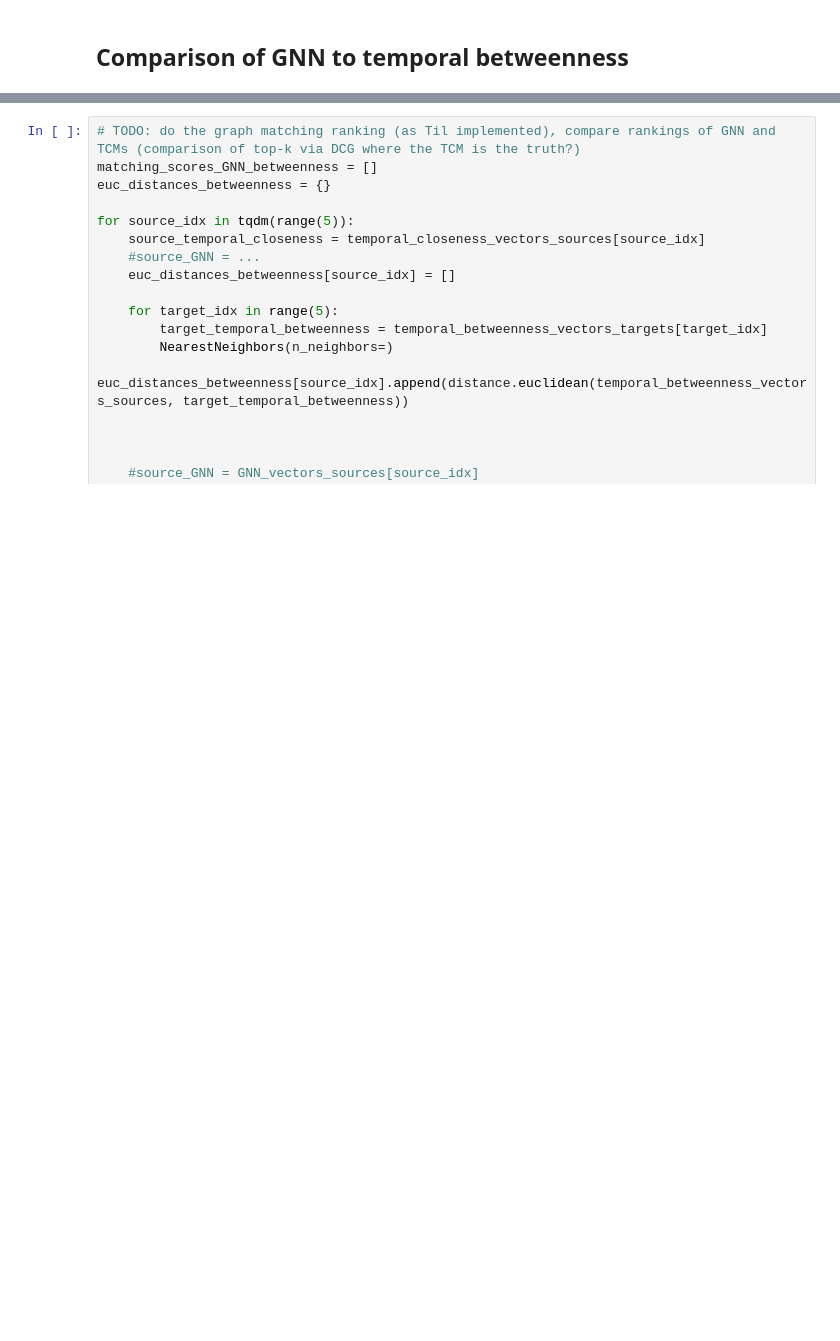
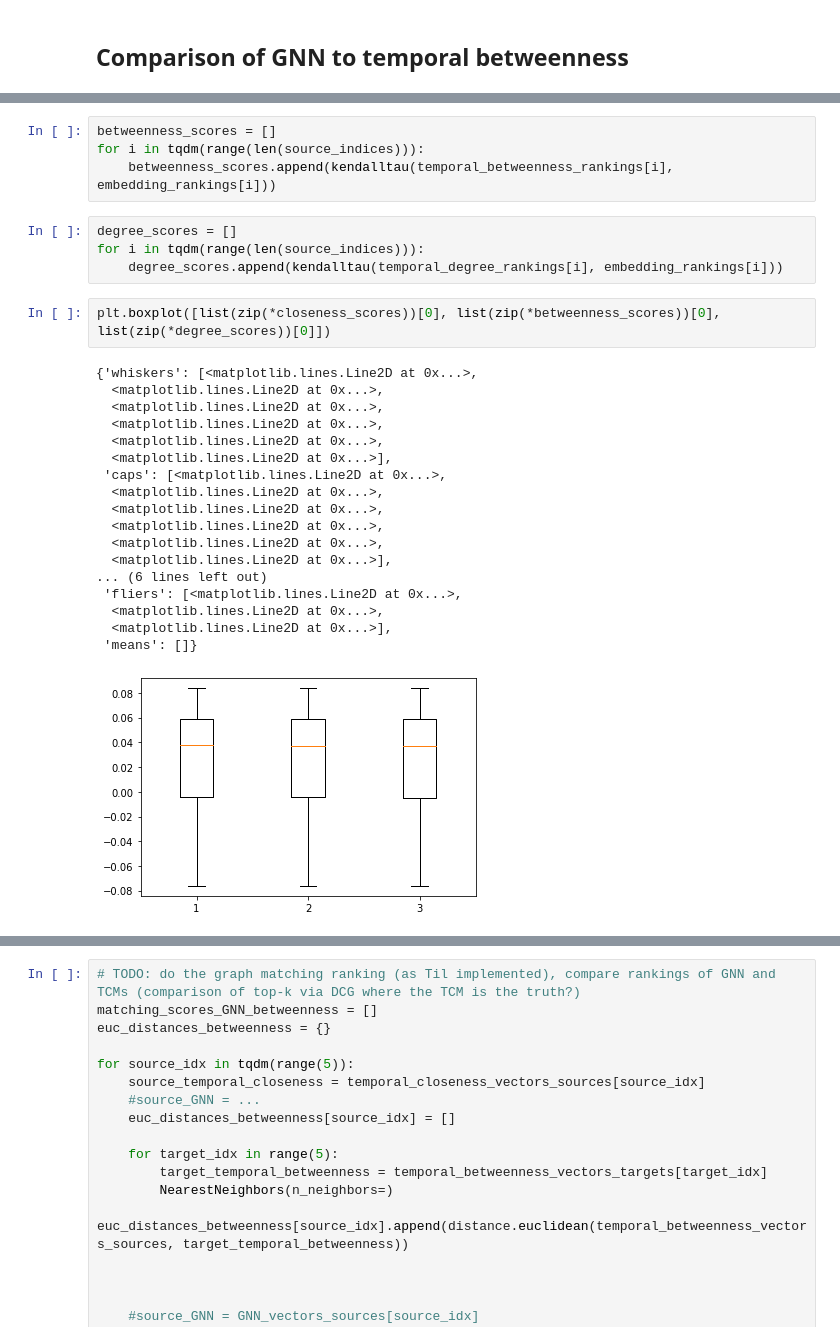
Before and after one commit to hpi-sam/Spatio-Temporal-Graphs, a Jupyter notebook: src/graph_matching_experiments.ipynb, the cells around one changed output, grey strips where cells are left out. Saved outputs shown, nothing was run; the diff lists cells and outputs as text; blank space fills up the shorter version.

```diff
--- a/src/graph_matching_experiments.ipynb
+++ b/src/graph_matching_experiments.ipynb
@@ -54,0 +297,29 @@ Error:
+# %%
+betweenness_scores = []
+for i in tqdm(range(len(source_indices))):
+    betweenness_scores.append(kendalltau(temporal_betweenness_rankings[i], embedding_rankings[i]))
+# %%
+degree_scores = []
+for i in tqdm(range(len(source_indices))):
+    degree_scores.append(kendalltau(temporal_degree_rankings[i], embedding_rankings[i]))
+# %%
+plt.boxplot([list(zip(*closeness_scores))[0], list(zip(*betweenness_scores))[0], list(zip(*degree_scores))[0]])
+# %% [output]
+{'whiskers': [<matplotlib.lines.Line2D at 0x...>,
+  <matplotlib.lines.Line2D at 0x...>,
+  <matplotlib.lines.Line2D at 0x...>,
+  <matplotlib.lines.Line2D at 0x...>,
+  <matplotlib.lines.Line2D at 0x...>,
+  <matplotlib.lines.Line2D at 0x...>],
+ 'caps': [<matplotlib.lines.Line2D at 0x...>,
+  <matplotlib.lines.Line2D at 0x...>,
+  <matplotlib.lines.Line2D at 0x...>,
+  <matplotlib.lines.Line2D at 0x...>,
+  <matplotlib.lines.Line2D at 0x...>,
+  <matplotlib.lines.Line2D at 0x...>],
+... (6 lines left out)
+ 'fliers': [<matplotlib.lines.Line2D at 0x...>,
+  <matplotlib.lines.Line2D at 0x...>,
+  <matplotlib.lines.Line2D at 0x...>],
+ 'means': []}
+[figure, added]
```
Also changed, not shown: parts of 18 cells of this notebook, 11 other files.
